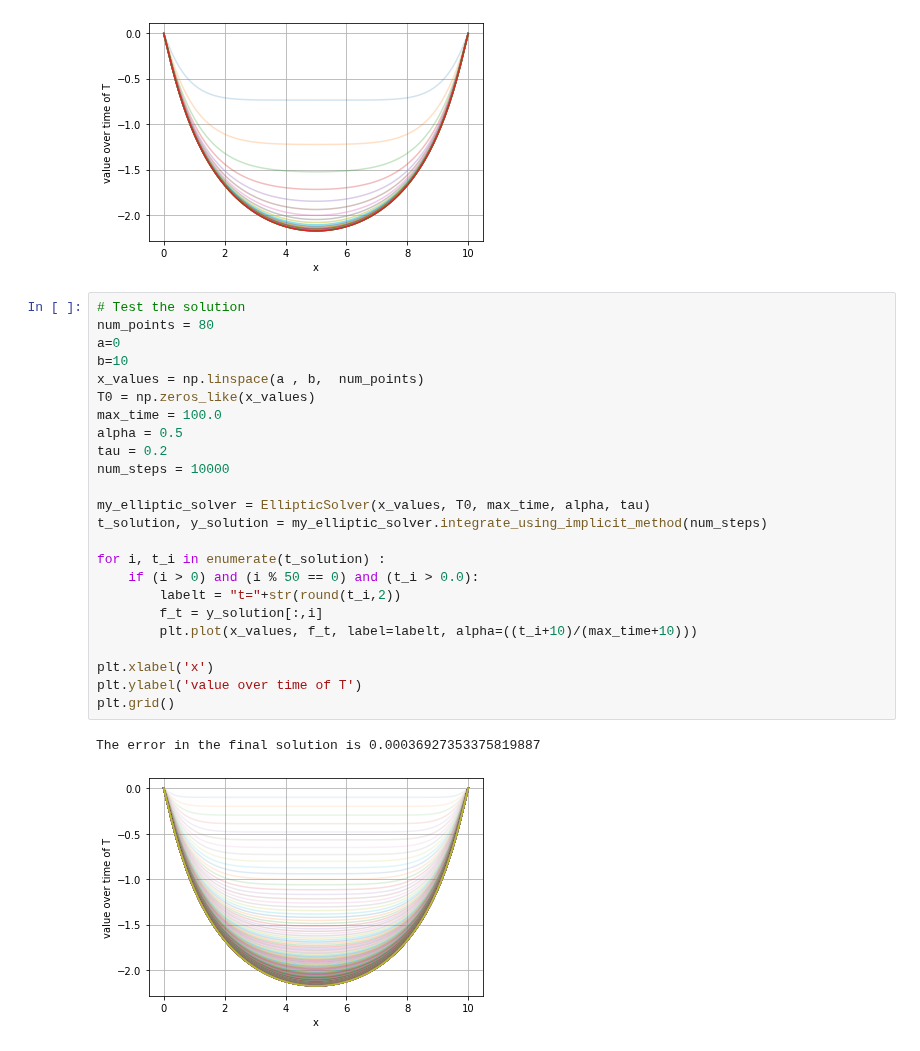
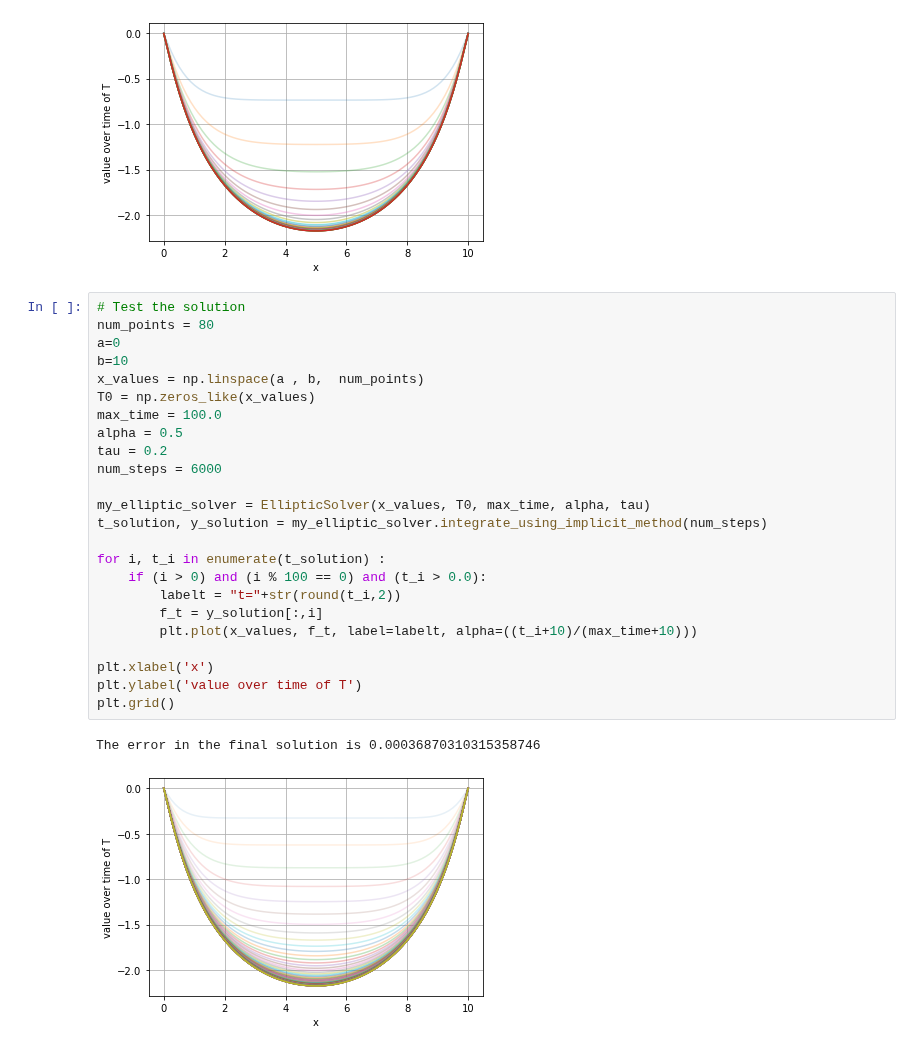
Before and after one commit to KAClough/TopicsInSciComp, a Jupyter notebook: Solutions/Week11_LabExercises-Solutions.ipynb, the cells around one changed output. Drawn from its saved outputs; the diff is of its cells as text.

```diff
--- a/Solutions/Week11_LabExercises-Solutions.ipynb
+++ b/Solutions/Week11_LabExercises-Solutions.ipynb
@@ -304,27 +304,27 @@ The error in the final solution is 0.0034292476757914986
 # %%
 # Test the solution
 num_points = 80
 a=0
 b=10
 x_values = np.linspace(a , b,  num_points)
 T0 = np.zeros_like(x_values)
 max_time = 100.0
 alpha = 0.5
 tau = 0.2
-num_steps = 10000
+num_steps = 6000
 
 my_elliptic_solver = EllipticSolver(x_values, T0, max_time, alpha, tau)
 t_solution, y_solution = my_elliptic_solver.integrate_using_implicit_method(num_steps)
 
 for i, t_i in enumerate(t_solution) :
-    if (i > 0) and (i % 50 == 0) and (t_i > 0.0):
+    if (i > 0) and (i % 100 == 0) and (t_i > 0.0):
         labelt = "t="+str(round(t_i,2))
         f_t = y_solution[:,i]
         plt.plot(x_values, f_t, label=labelt, alpha=((t_i+10)/(max_time+10)))
 
 plt.xlabel('x')
 plt.ylabel('value over time of T')
 plt.grid()
 # %% [output]
-The error in the final solution is 0.00036927353375819887
+The error in the final solution is 0.00036870310315358746
-[figure, old version]
+[figure, new version]
```
Also changed, not shown: parts of 1 cell of this notebook, 1 other file.
